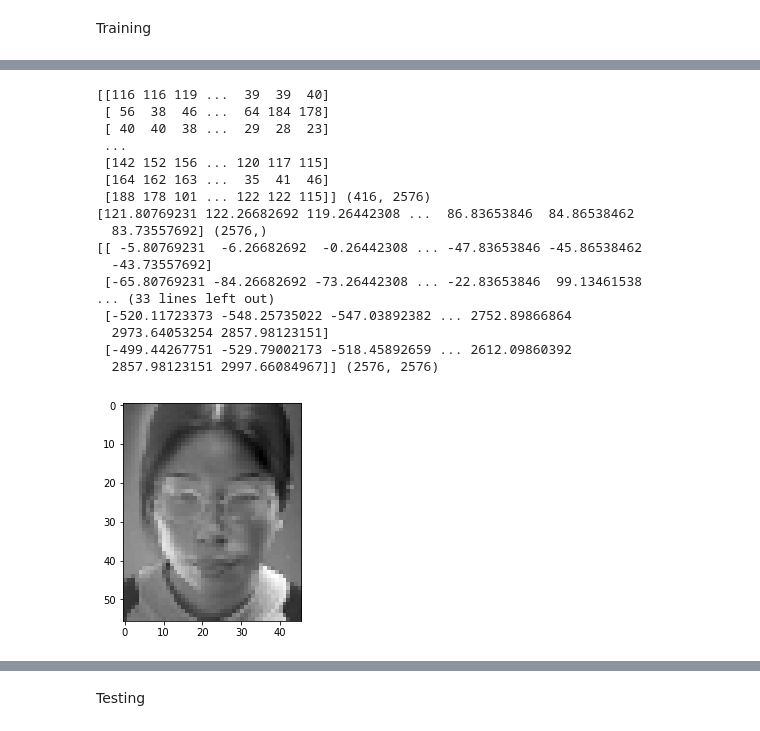
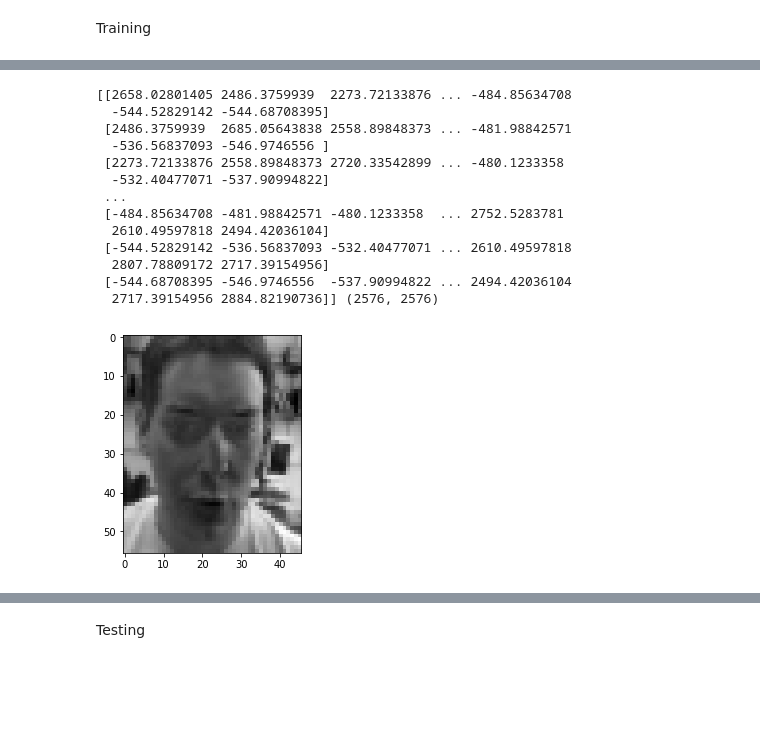
Before and after one commit to Karcsi127/patterrec1, a Jupyter notebook: exercise1.ipynb, the cells around one changed output, grey strips where cells are left out. Drawn from its saved outputs; the diff is of its cells as text; code cells hidden in the pictures; blank space fills up the shorter version.

```diff
--- a/exercise1.ipynb
+++ b/exercise1.ipynb
@@ -140,36 +85,25 @@ plt.imshow(np.reshape(avg_face, (46,56)).T, cmap = 'gist_gray')
 # %%
-# Now let's subtract the mean face from all of our face images
-print (pca_train, pca_train.shape)
-print (avg_face, avg_face.shape)
+# Now let's subtract the mean face image from all of our training face images
 pca_train_norm = pca_train-avg_face # works because of broadcasting
-print (pca_train_norm, pca_train_norm.shape)
 plt.imshow(np.reshape(pca_train_norm[0, :], (46,56)).T, cmap = 'gist_gray')
-# Show the first normalised face image and compare it to the previously printed image: not the same
+# Show the first normalised face image and notice that it is distorted
 
-pca_train_norm_transposed = pca_train_norm.T
-print (pca_train_norm_transposed.shape)
 # Computing the covariance matrix
-cov = np.dot(pca_train_norm_transposed, pca_train_norm)
+cov = (np.dot(pca_train_norm.T, pca_train_norm))/416
 print (cov, cov.shape)
-cov = cov/416
-print (cov, cov.shape)
 # %% [output]
-[[116 116 119 ...  39  39  40]
- [ 56  38  46 ...  64 184 178]
- [ 40  40  38 ...  29  28  23]
+[[2658.02801405 2486.3759939  2273.72133876 ... -484.85634708
+  -544.52829142 -544.68708395]
+ [2486.3759939  2685.05643838 2558.89848373 ... -481.98842571
+  -536.56837093 -546.9746556 ]
+ [2273.72133876 2558.89848373 2720.33542899 ... -480.1233358
+  -532.40477071 -537.90994822]
  ...
- [142 152 156 ... 120 117 115]
- [164 162 163 ...  35  41  46]
- [188 178 101 ... 122 122 115]] (416, 2576)
-[121.80769231 122.26682692 119.26442308 ...  86.83653846  84.86538462
-  83.73557692] (2576,)
-[[ -5.80769231  -6.26682692  -0.26442308 ... -47.83653846 -45.86538462
-  -43.73557692]
- [-65.80769231 -84.26682692 -73.26442308 ... -22.83653846  99.13461538
-... (33 lines left out)
- [-520.11723373 -548.25735022 -547.03892382 ... 2752.89866864
-  2973.64053254 2857.98123151]
- [-499.44267751 -529.79002173 -518.45892659 ... 2612.09860392
-  2857.98123151 2997.66084967]] (2576, 2576)
+ [-484.85634708 -481.98842571 -480.1233358  ... 2752.5283781
+  2610.49597818 2494.42036104]
+ [-544.52829142 -536.56837093 -532.40477071 ... 2610.49597818
+  2807.78809172 2717.39154956]
+ [-544.68708395 -546.9746556  -537.90994822 ... 2494.42036104
+  2717.39154956 2884.82190736]] (2576, 2576)
-[figure, old version]
+[figure, new version]
 # %%
```
Also changed, not shown: parts of 23 cells of this notebook.
